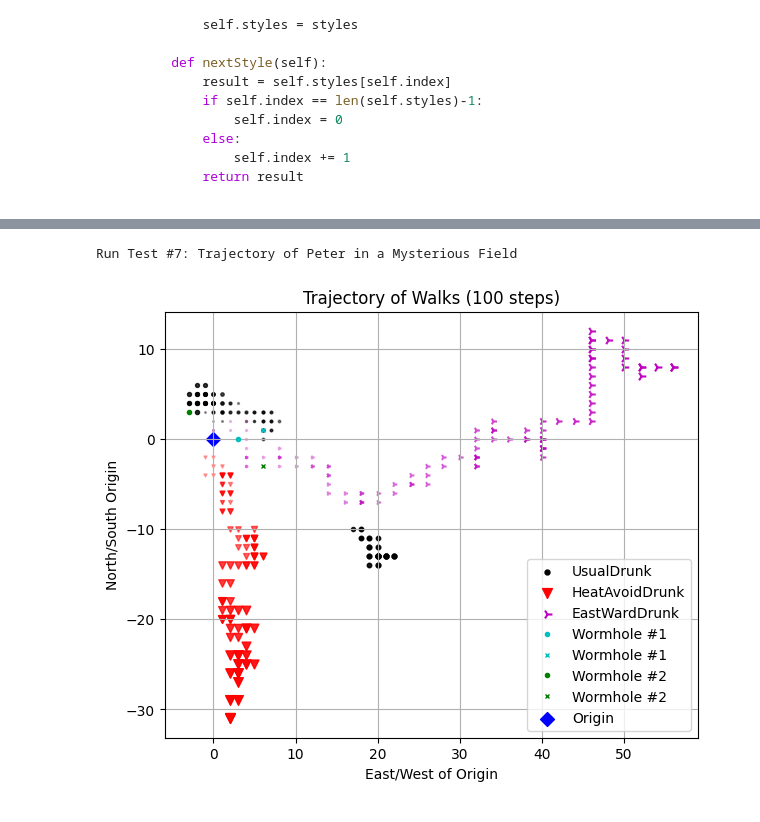
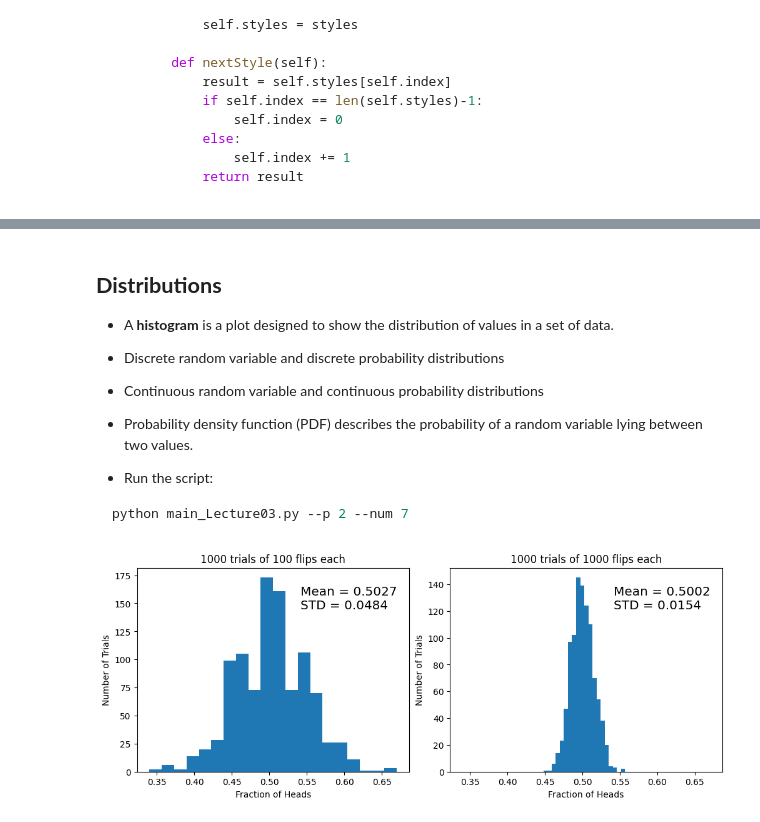
Before and after one commit to bruce88617/nycudopcs_advanced, a Jupyter notebook: Lectures/Lecture03/Lecture03.ipynb, the cells around one changed output, grey strips where cells are left out. Cells and saved outputs as stored; diff of their text form; code cells hidden in the pictures.

Commit message:
Update Lecture03

````diff
--- a/Lectures/Lecture03/Lecture03.ipynb
+++ b/Lectures/Lecture03/Lecture03.ipynb
@@ -173,7 +332,24 @@ Run Test #6: Trajectory of the Drunkard Peter
+# %% [markdown]
+<a id="tag7"></a>
+
+## **Distributions**
+
+- A **histogram** is a plot designed to show the distribution of values in a set of data.
+
+- Discrete random variable and discrete probability distributions
+
+- Continuous random variable and continuous probability distributions
+
+- Probability density function (PDF) describes the probability of a random variable lying between two values.
+
+- Run the script:
+
+```bash
+python main_Lecture03.py --p 2 --num 7
+```
 # %%
-from scripts.testFuncs import test7
+from scripts.part2.testFuncs import test7
 
-test7()
+test7(100, 1000, 1000)
 # %% [output]
-Run Test #7: Trajectory of Peter in a Mysterious Field
-[figure, old version]
+[figure, new version]
````
Also changed, not shown: parts of 33 cells of this notebook, 13 other files.
